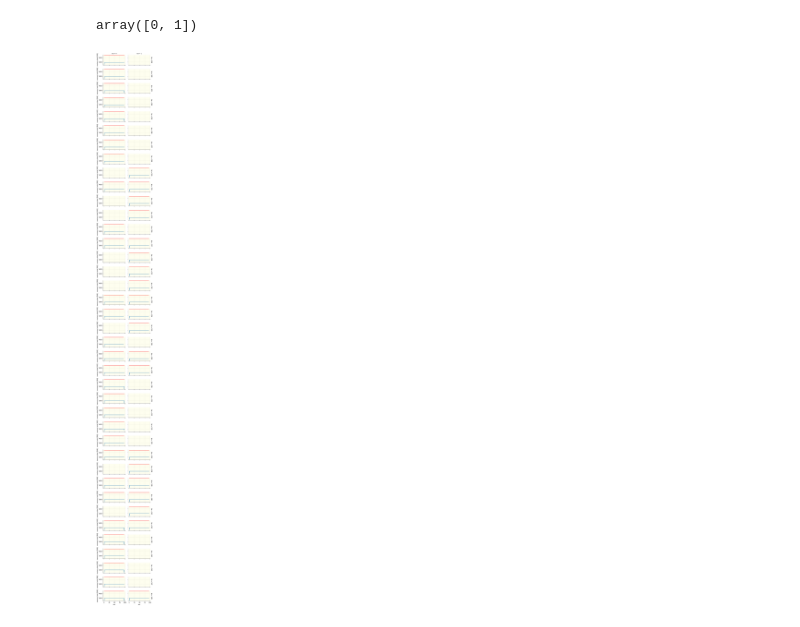
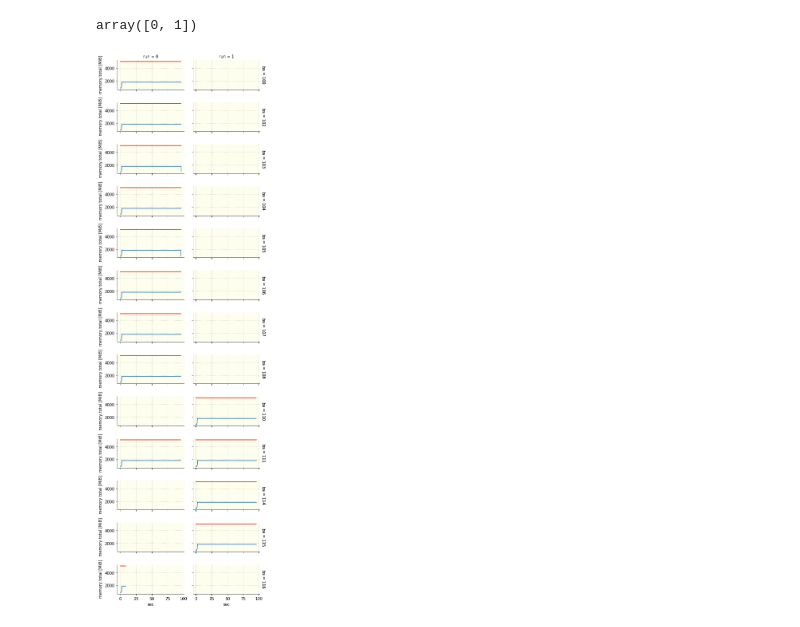
Before and after one commit to pyotr777/mlbenchmarks, a Jupyter notebook: Chainer/Cifar-nvsmi.ipynb, the cells around one changed output. Cells and saved outputs as stored; diff of their text form; code cells hidden in the pictures.

```diff
--- a/Chainer/Cifar-nvsmi.ipynb
+++ b/Chainer/Cifar-nvsmi.ipynb
@@ -238,21 +238,21 @@ df1["run"].unique()
 array([0, 1])
 # %%
 with sns.color_palette("tab10"):
-    fg = sns.FacetGrid(df_nvsmi_mem,row="bs",col="run",
+    fg = sns.FacetGrid(df_nvsmi_mem[:25000],row="bs",col="run",
                       size=1.5,aspect=2,
                       margin_titles=True,
                       subplot_kws={"facecolor":"#FeFEEF"})
     fg.map(plt.plot,"sec"," memory.used [MiB]")
     fg.map(plt.plot,"sec"," memory.total [MiB]",color="red")
     for ax_arr in np.nditer(fg.axes,flags=["refs_ok"]):
         ax = ax_arr.item()
 #         ax.set_xticks(major_xticks)
 #         ax.set_yticks(major_yticks)
 #         ax.set_xticks(minor_xticks, minor=True)
 #         ax.set_yticks(minor_yticks, minor=True)
         ax.grid(which="major",ls=":",alpha=0.25, color="black")
         ax.grid(which="minor",ls=":",alpha=0.15, color="black")
 
 plt.show()
 # %% [output]
-[figure, old version]
+[figure, new version]
```
Also changed, not shown: parts of 6 cells of this notebook.
